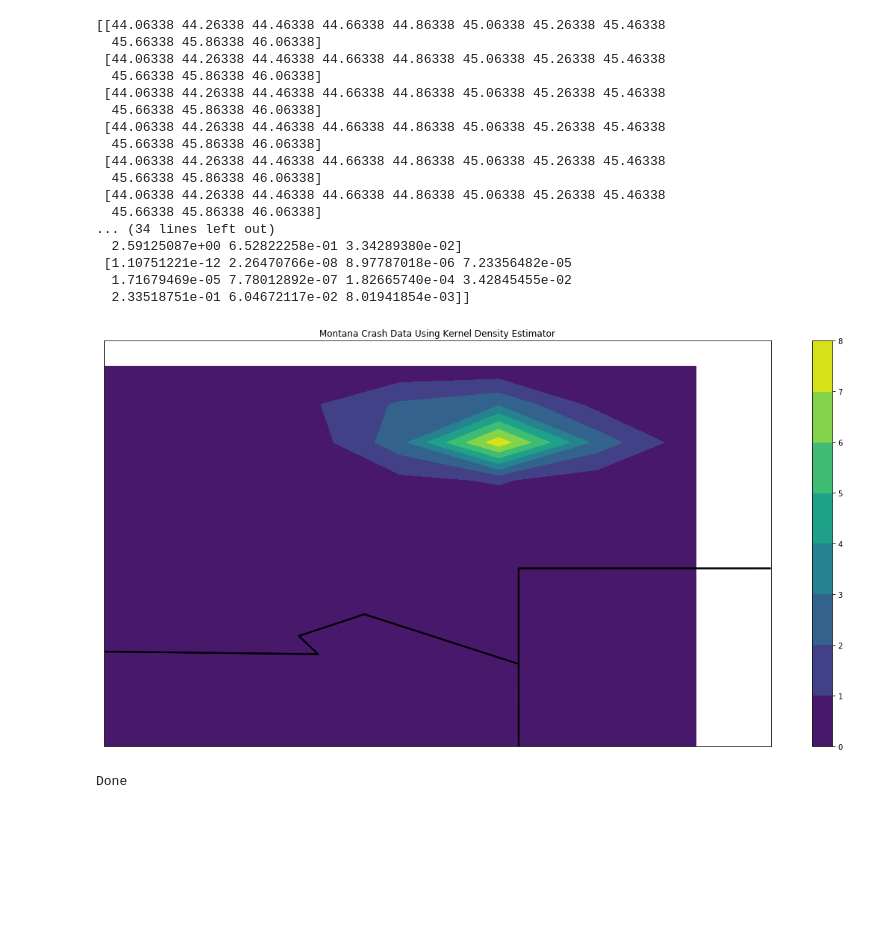
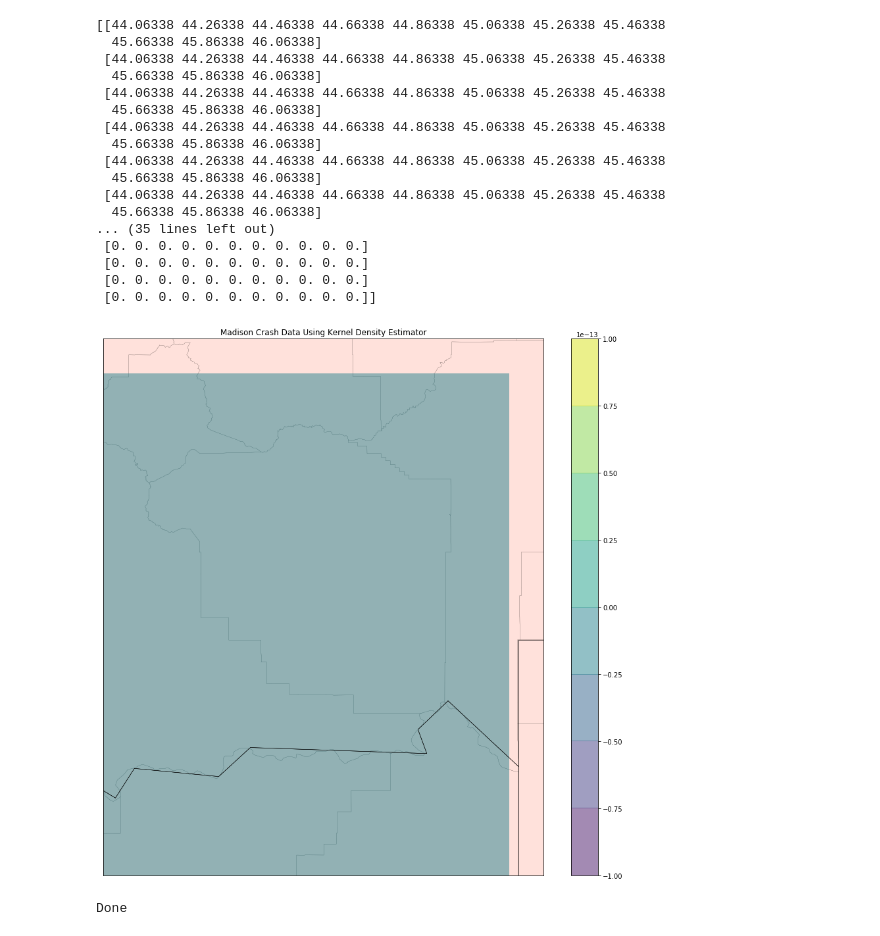
Before and after one commit to rifathcsedu/Montana_Crash_Data_Analysis, a Jupyter notebook: KDE.ipynb, the cells around one changed output. Saved outputs shown, nothing was run; the diff lists cells and outputs as text; code cells hidden in the pictures; blank space fills up the shorter version.

```diff
--- a/KDE.ipynb
+++ b/KDE.ipynb
@@ -11,10 +11,16 @@ import pandas as pd
 import csv
 
 from mpl_toolkits.basemap import Basemap
-
-county='Gallatin_alldata'
+def draw_map_background(m, ax):
+    ax.set_facecolor('#729FCF')
+    m.fillcontinents(color='#FFE1DB', ax=ax, zorder=0)
+    m.drawcounties(ax=ax,color="000000")
+    m.drawstates(ax=ax)
+    m.drawcountries(ax=ax)
+    m.drawcoastlines(ax=ax)
+county='Madison'
 lats, lons = [], []
-with open('/Users/usmp/Google Drive/Saidur_Matt_Term_Project/'+county+'.csv') as f:
+with open('/Users/usmp/Google Drive/Saidur_Matt_Term_Project/'+county+'_alldata.csv') as f:
     reader = csv.reader(f)
     next(reader) # Ignore the header row.
     for row in reader:
@@ -23,21 +29,43 @@ with open('/Users/usmp/Google Drive/Saidur_Matt_Term_Project/'+county+'.csv') as
         # filter lat,lons to (approximate) map view:
         lats.append(lat)
         lons.append(lon)
-d = pd.read_csv('/Users/usmp/Google Drive/Saidur_Matt_Term_Project/'+county+'.csv')
+d = pd.read_csv('/Users/usmp/Google Drive/Saidur_Matt_Term_Project/'+county+'_alldata.csv')
     #Filter for events with locations.
 geolocated = d.dropna(subset = ['LATITUDE', 'LONGITUDE'])
 
 # Get matrices/arrays of species IDs and locations
+
+'''
 #For Gallatin
 min_lat =  44.06338
+max_lat = 47.200085
+min_lon = -111.891
+max_lon = -109.5396
+#For Montana
+min_lat =  44.36338-1
+max_lat = 49.00085+1
+min_lon = -116.0491-1
+max_lon = -104.0396+1
+#Park
+min_lat =  44.96338
+max_lat = 46.800085
+min_lon = -111.291
+max_lon = -109.8396
+#Madison
+min_lat =  44.06338
 max_lat = 46.200085
-min_lon = -111.891
-max_lon = -110.5396
+min_lon = -112.891
+max_lon = -110.9396
+'''
+min_lat =  44.06338
+max_lat = 46.200085
+min_lon = -112.891
+max_lon = -110.9396
 cmap = 'bwr'
 n_neighbors = 20
 res = .2
 
-model = KernelDensity(kernel='gaussian', bandwidth = 0.1).fit(geolocated[['LATITUDE', 'LONGITUDE']])
+model = KernelDensity(kernel='gaussian', bandwidth = 0.01).fit(geolocated[['LATITUDE', 'LONGITUDE']])
 #print(geolocated[['LATITUDE', 'LONGITUDE']])
 x = np.arange(min_lat, max_lat, res)
 y = np.arange(min_lon, max_lon, res)
@@ -57,43 +85,51 @@ data_to_eval = np.hstack([unraveled_x, unraveled_y])
 temp=model.score_samples(data_to_eval)
 
 
 density = np.exp(temp)
-figure(figsize = [20, 10])
+
 m = Basemap(lon_0=-110.428794,lat_0=46.998846,llcrnrlat = min_lat, urcrnrlat = max_lat, llcrnrlon = min_lon, urcrnrlon=max_lon, resolution='l', fix_aspect = False)
+fig = figure()
+ax = fig.add_subplot(111)
+draw_map_background(m, ax)
+
 density = density.reshape(X.shape)
 print(X)
 print(Y)
 
 print("*************Density************")
 print(density)
+gcf().set_size_inches(15,15)
 
-contourf(Y, X, density)
-m.drawcoastlines(linewidth = 2)
-m.drawcountries(linewidth = 2)
-m.drawstates(linewidth = 2)
+#tricontour(Y, X, density, 15, linewidths=0.5, colors='k')
+contourf(Y, X, density,alpha=0.5)
+#plt.contour(X, Y, Z, )
+#plt.colorbar();
+
+#x,y = m(Y, X)
+#m.plot(x, y, 'o', markersize=5,zorder=6, markerfacecolor='Red',markeredgecolor="none", alpha=0.33)
 colorbar()
-title("Montana Crash Data Using Kernel Density Estimator")
+title(county+" Crash Data Using Kernel Density Estimator")
 show()
 #savefig('/Users/usmp/Google Drive/Saidur_Matt_Term_Project/KDE'+county+'CrashData.jpg')
 close()
 print("Done")
 # %% [output]
 [[44.06338 44.26338 44.46338 44.66338 44.86338 45.06338 45.26338 45.46338
   45.66338 45.86338 46.06338]
  [44.06338 44.26338 44.46338 44.66338 44.86338 45.06338 45.26338 45.46338
   45.66338 45.86338 46.06338]
  [44.06338 44.26338 44.46338 44.66338 44.86338 45.06338 45.26338 45.46338
   45.66338 45.86338 46.06338]
  [44.06338 44.26338 44.46338 44.66338 44.86338 45.06338 45.26338 45.46338
   45.66338 45.86338 46.06338]
  [44.06338 44.26338 44.46338 44.66338 44.86338 45.06338 45.26338 45.46338
   45.66338 45.86338 46.06338]
  [44.06338 44.26338 44.46338 44.66338 44.86338 45.06338 45.26338 45.46338
   45.66338 45.86338 46.06338]
-... (34 lines left out)
-  2.59125087e+00 6.52822258e-01 3.34289380e-02]
- [1.10751221e-12 2.26470766e-08 8.97787018e-06 7.23356482e-05
-  1.71679469e-05 7.78012892e-07 1.82665740e-04 3.42845455e-02
-  2.33518751e-01 6.04672117e-02 8.01941854e-03]]
+... (35 lines left out)
+ [0. 0. 0. 0. 0. 0. 0. 0. 0. 0. 0.]
+ [0. 0. 0. 0. 0. 0. 0. 0. 0. 0. 0.]
+ [0. 0. 0. 0. 0. 0. 0. 0. 0. 0. 0.]
+ [0. 0. 0. 0. 0. 0. 0. 0. 0. 0. 0.]]
-[figure, old version]
+[figure, new version]
 Done
```
Also changed, not shown: 2 other files.
